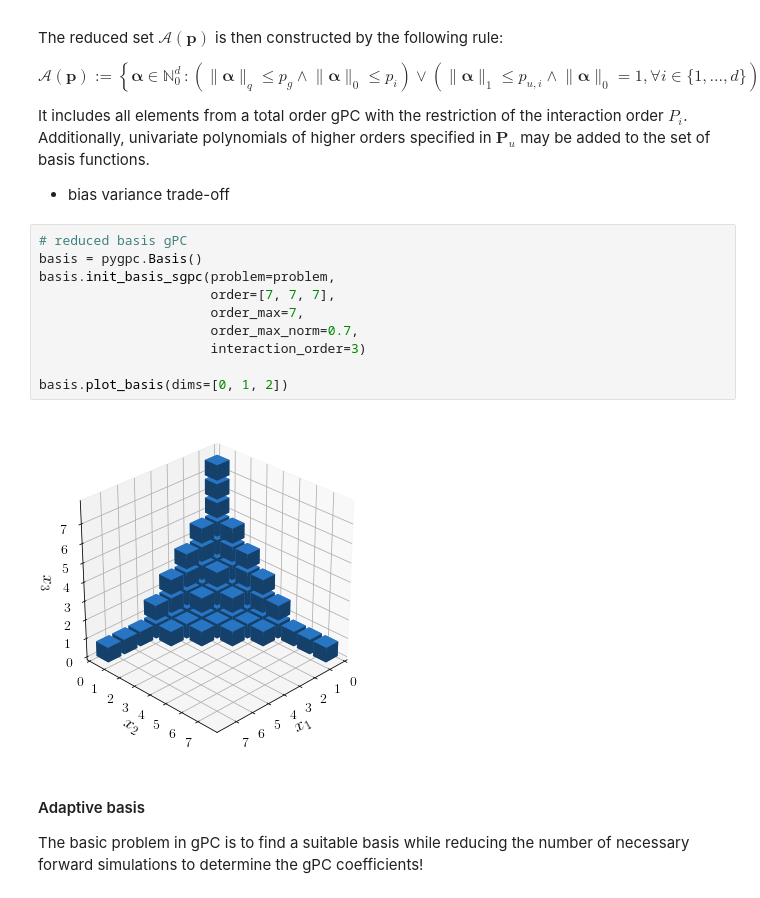
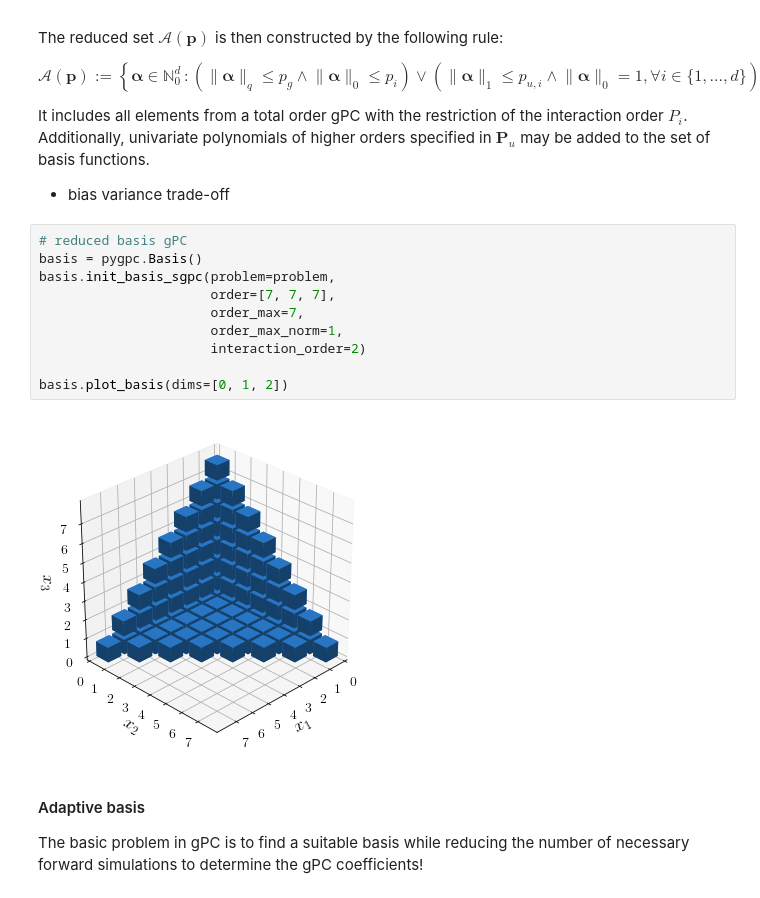
Before and after one commit to pygpc-polynomial-chaos/pygpc, a Jupyter notebook: tutorials/Tutorial_pygpc_pyrates_BaCI.ipynb, the cells around one changed output. Saved outputs shown, nothing was run; the diff lists cells and outputs as text.

```diff
--- a/tutorials/Tutorial_pygpc_pyrates_BaCI.ipynb
+++ b/tutorials/Tutorial_pygpc_pyrates_BaCI.ipynb
@@ -259,15 +268,15 @@ It includes all elements from a total order gPC with the restriction of the inte
 # %%
 # reduced basis gPC
 basis = pygpc.Basis()
 basis.init_basis_sgpc(problem=problem,
                       order=[7, 7, 7],
                       order_max=7,
-                      order_max_norm=0.7,
-                      interaction_order=3)
+                      order_max_norm=1,
+                      interaction_order=2)
 
 basis.plot_basis(dims=[0, 1, 2])
 # %% [output]
-[figure, old version]
+[figure, new version]
 # %% [markdown]
 #### Adaptive basis
 The basic problem in gPC is to find a suitable basis while reducing the number of necessary forward simulations to determine the gPC coefficients!
```
Also changed, not shown: parts of 33 cells of this notebook, 2 other files.
